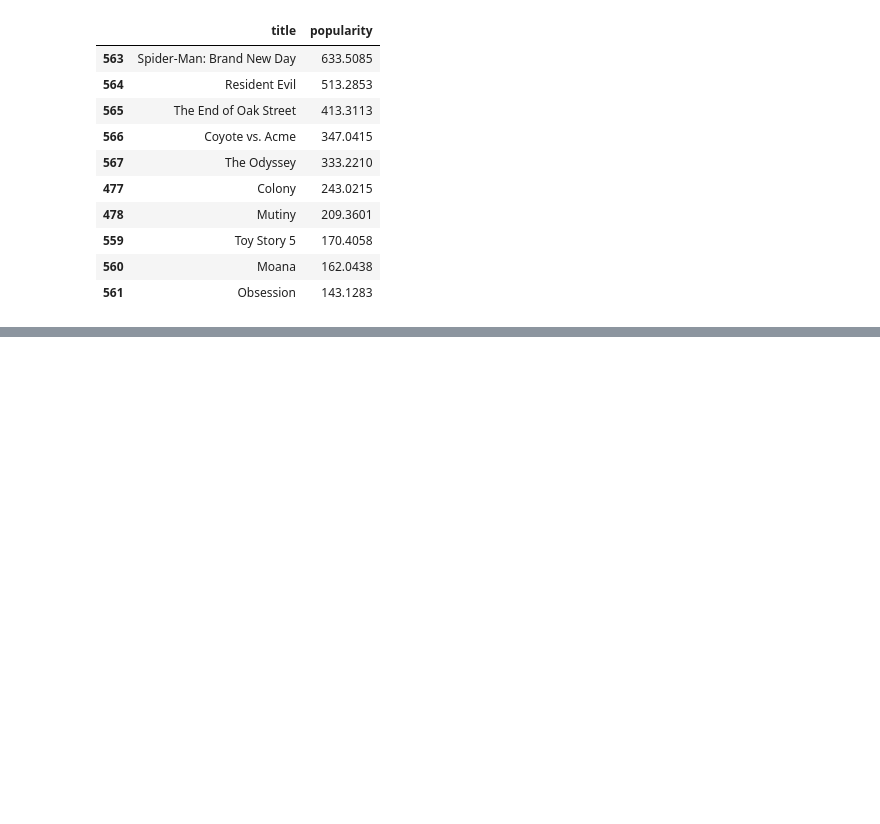
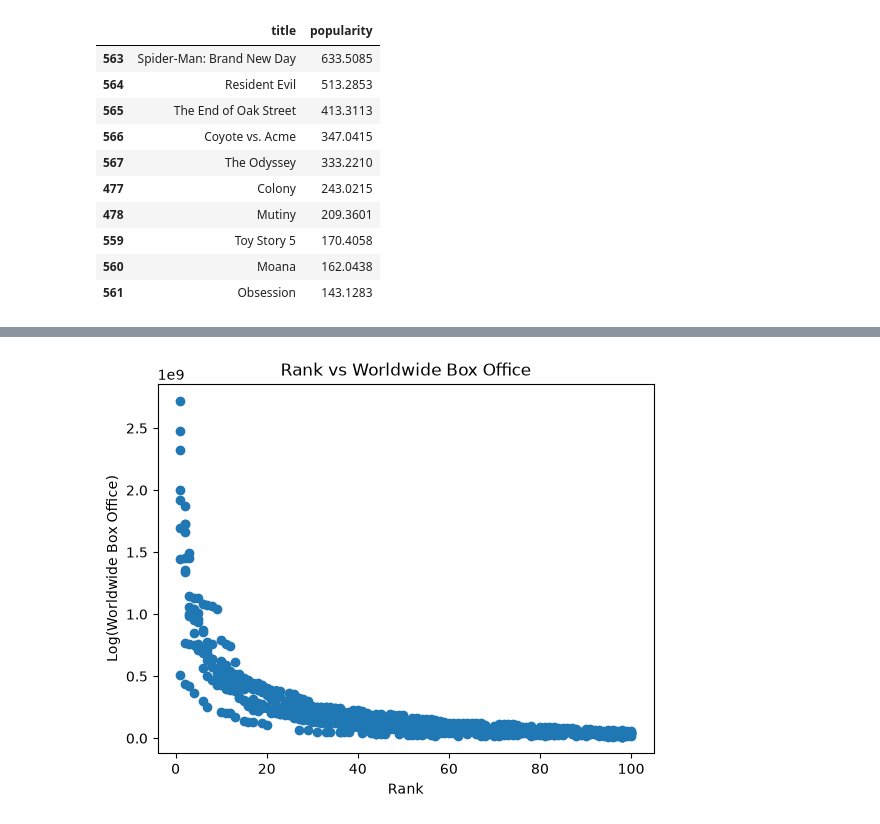
Before and after one commit to sarahmoussaoui/Data-Mining-Movies-Project, a Jupyter notebook: src/eda/numbers_tmdb.ipynb, the cells around one changed output, grey strips where cells are left out. Drawn from its saved outputs; the diff is of its cells as text; code cells hidden in the pictures; blank space fills up the shorter version.

```diff
--- a/src/eda/numbers_tmdb.ipynb
+++ b/src/eda/numbers_tmdb.ipynb
@@ -115,0 +145,10 @@ df[numeric_cols].corr()
+# %%
+import numpy as np
+
+plt.scatter(df["rank"], df["worldwide_box_office"])
+plt.xlabel("Rank")
+plt.ylabel("Log(Worldwide Box Office)")
+plt.title("Rank vs Worldwide Box Office")
+plt.show()
+# %% [output]
+[figure, added]
```
Also changed, not shown: parts of 32 cells of this notebook.
